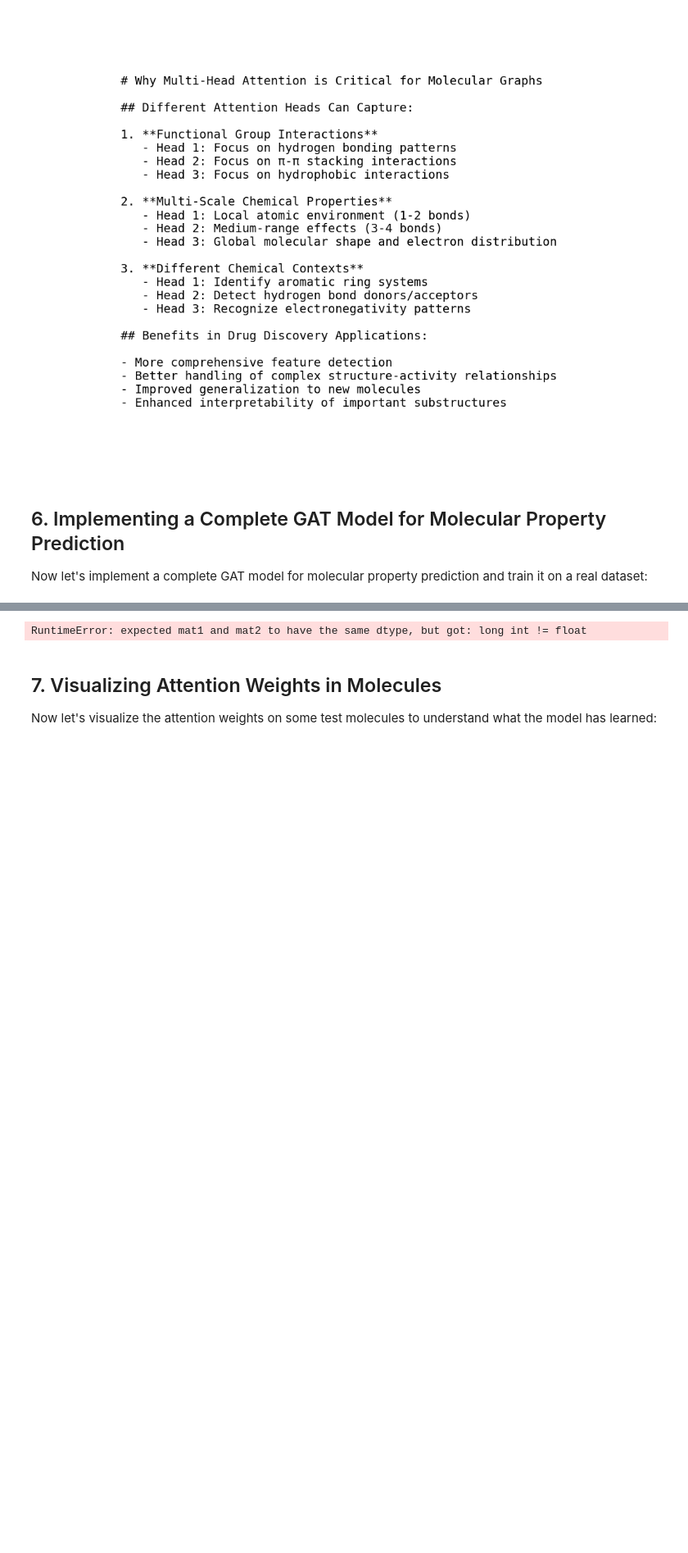
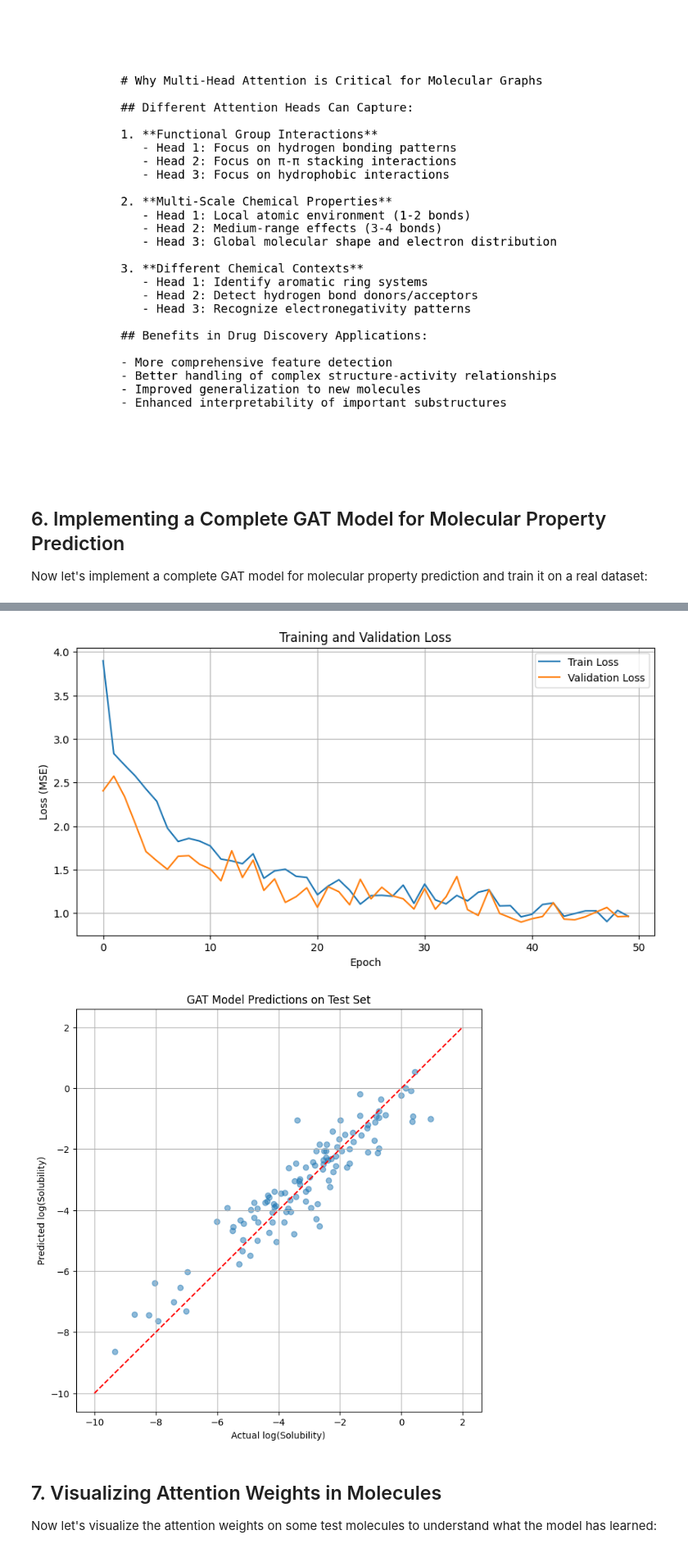
Before and after one commit to HFooladi/GNNs-For-Chemists, a Jupyter notebook: notebooks/05_GNN_GAT.ipynb, the cells around one changed output, grey strips where cells are left out. Shown at 82% size. Cells and saved outputs as stored; diff of their text form; code cells hidden in the pictures; blank space fills up the shorter version.

```diff
--- a/notebooks/05_GNN_GAT.ipynb
+++ b/notebooks/05_GNN_GAT.ipynb
@@ -874,7 +875,7 @@ class MolecularGATForRegression(nn.Module):
         # Second GAT layer
         self.gat2 = GATConv(hidden_channels * heads, hidden_channels * 2, heads=2, dropout=dropout)
         # Output layers
-        self.lin1 = nn.Linear(hidden_channels * 4, hidden_channels)
+        self.lin1 = nn.Linear(hidden_channels * 4 * 3, hidden_channels)
         self.lin2 = nn.Linear(hidden_channels, out_channels)
 
     def forward(self, x, edge_index, batch):
@@ -922,7 +923,7 @@ def train():
     for data in train_loader:
         data = data.to(device)
         optimizer.zero_grad()
-        out = model(data.x, data.edge_index, data.batch)
+        out = model(data.x.float(), data.edge_index, data.batch)
         loss = criterion(out, data.y)
         loss.backward()
         optimizer.step()
@@ -938,7 +939,7 @@ def evaluate(loader):
     with torch.no_grad():
         for data in loader:
             data = data.to(device)
-            out = model(data.x, data.edge_index, data.batch)
+            out = model(data.x.float(), data.edge_index, data.batch)
             loss = criterion(out, data.y)
             total_loss += loss.item() * data.num_graphs
 
@@ -954,9 +955,9 @@ def evaluate(loader):
 print("Training the GAT model...")
 train_losses, val_losses = [], []
 best_val_loss = float('inf')
-patience, patience_counter = 5, 0
+patience, patience_counter = 10, 0
 
-for epoch in range(1, 51):  # 50 epochs
+for epoch in range(1, 101):  # 100 epochs
     train_loss = train()
     val_loss, _, _ = evaluate(val_loader)
 
@@ -1010,4 +1023,5 @@ Training the GAT model...
-RuntimeError: expected mat1 and mat2 to have the same dtype, but got: long int != float
+[figure, added]
+[figure, added]
 # %% [markdown]
 ## 7. Visualizing Attention Weights in Molecules
 
```
Also changed, not shown: parts of 8 cells of this notebook.
